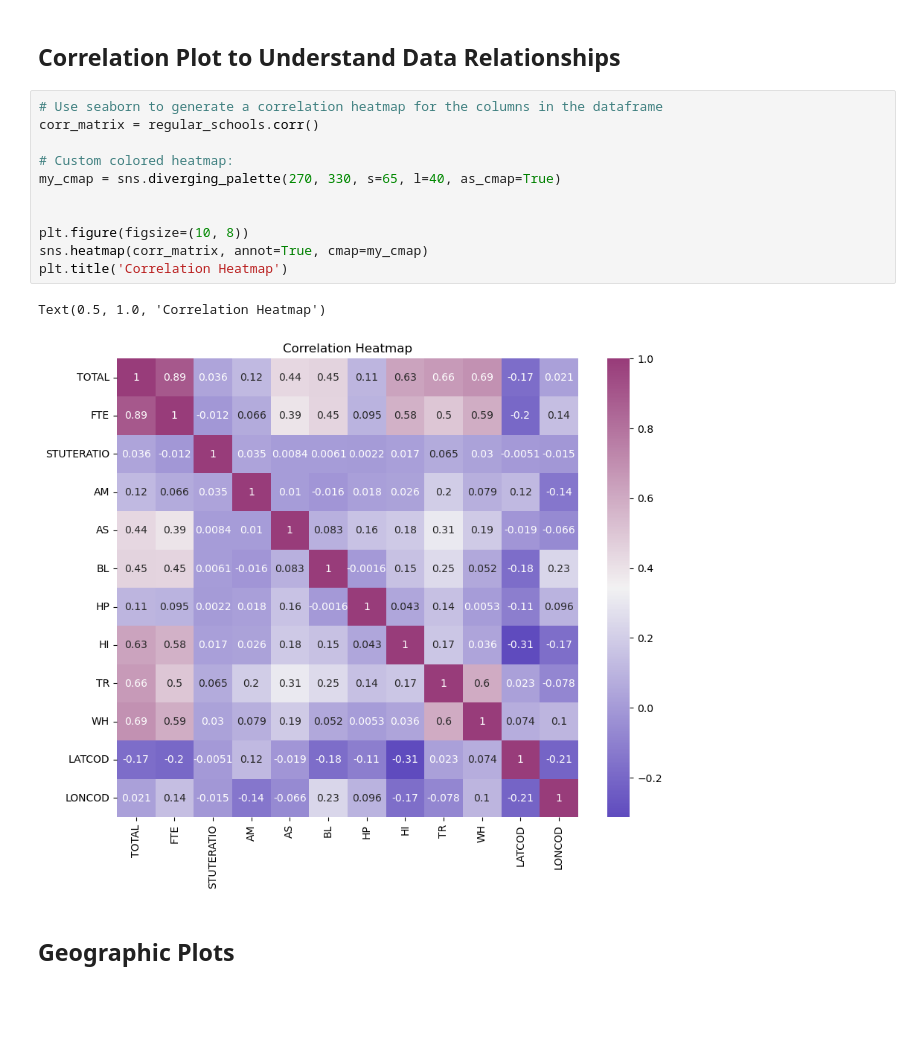
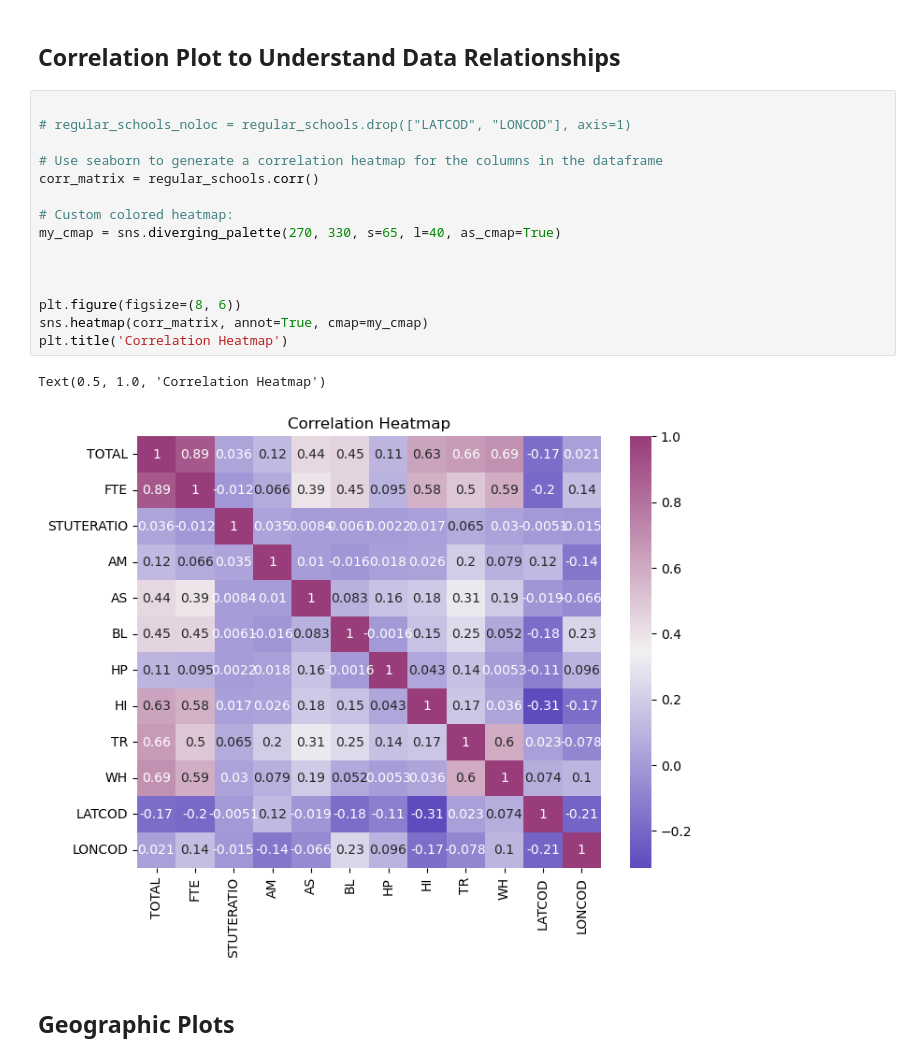
Before and after one commit to marko-londo/Schools-Analysis, a Jupyter notebook: public_school_analysis.ipynb, the cells around one changed output. Drawn from its saved outputs; the diff is of its cells as text; blank space fills up the shorter version.

Commit message:
added image

```diff
--- a/public_school_analysis.ipynb
+++ b/public_school_analysis.ipynb
@@ -289,19 +289,23 @@ Text(0.5, 1.0, 'Distribution of Student/Teacher Ratio')
 # %% [markdown]
 ## Correlation Plot to Understand Data Relationships
 # %%
+
+# regular_schools_noloc = regular_schools.drop(["LATCOD", "LONCOD"], axis=1)
+
 # Use seaborn to generate a correlation heatmap for the columns in the dataframe
 corr_matrix = regular_schools.corr()
 
 # Custom colored heatmap:
 my_cmap = sns.diverging_palette(270, 330, s=65, l=40, as_cmap=True)
 
 
-plt.figure(figsize=(10, 8))
+
+plt.figure(figsize=(8, 6))
 sns.heatmap(corr_matrix, annot=True, cmap=my_cmap)
 plt.title('Correlation Heatmap')
 # %% [output]
 Text(0.5, 1.0, 'Correlation Heatmap')
-[figure, old version]
+[figure, new version]
 # %% [markdown]
 ## Geographic Plots
 # %%
```
Also changed, not shown: parts of 2 cells of this notebook, 2 other files.
